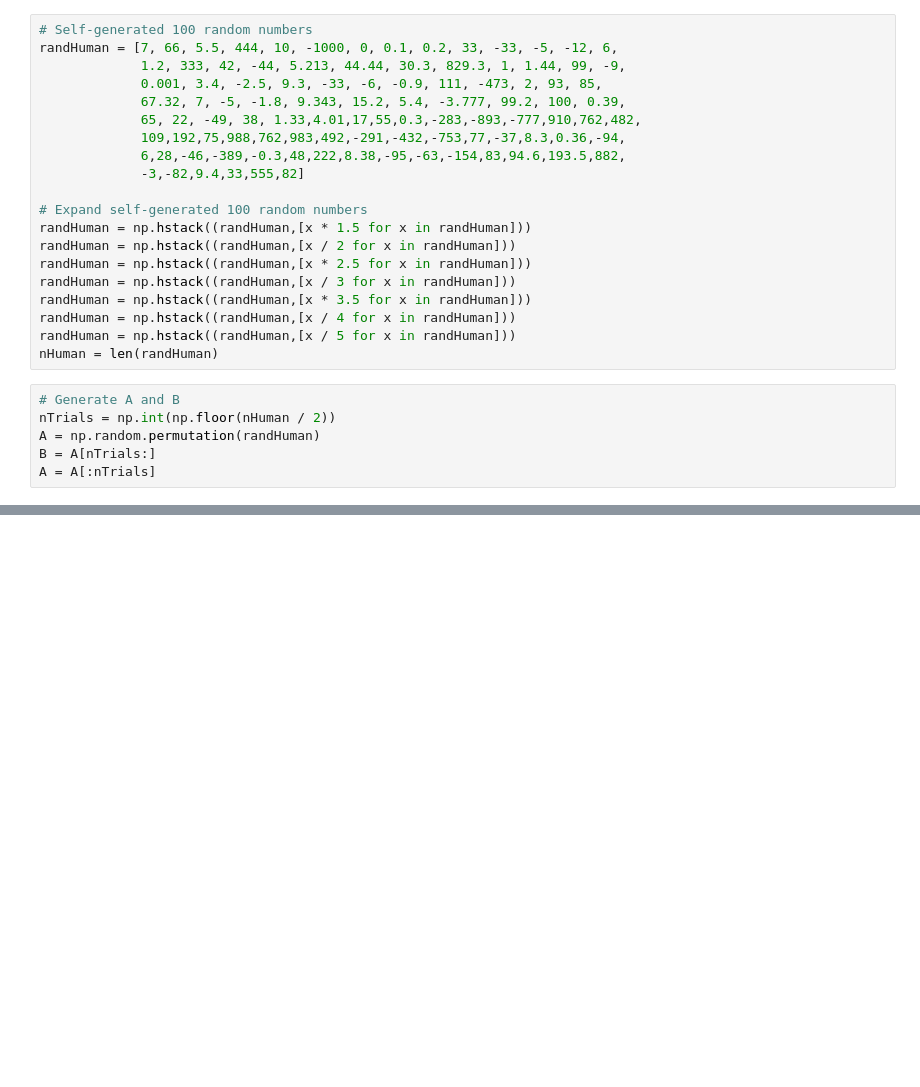
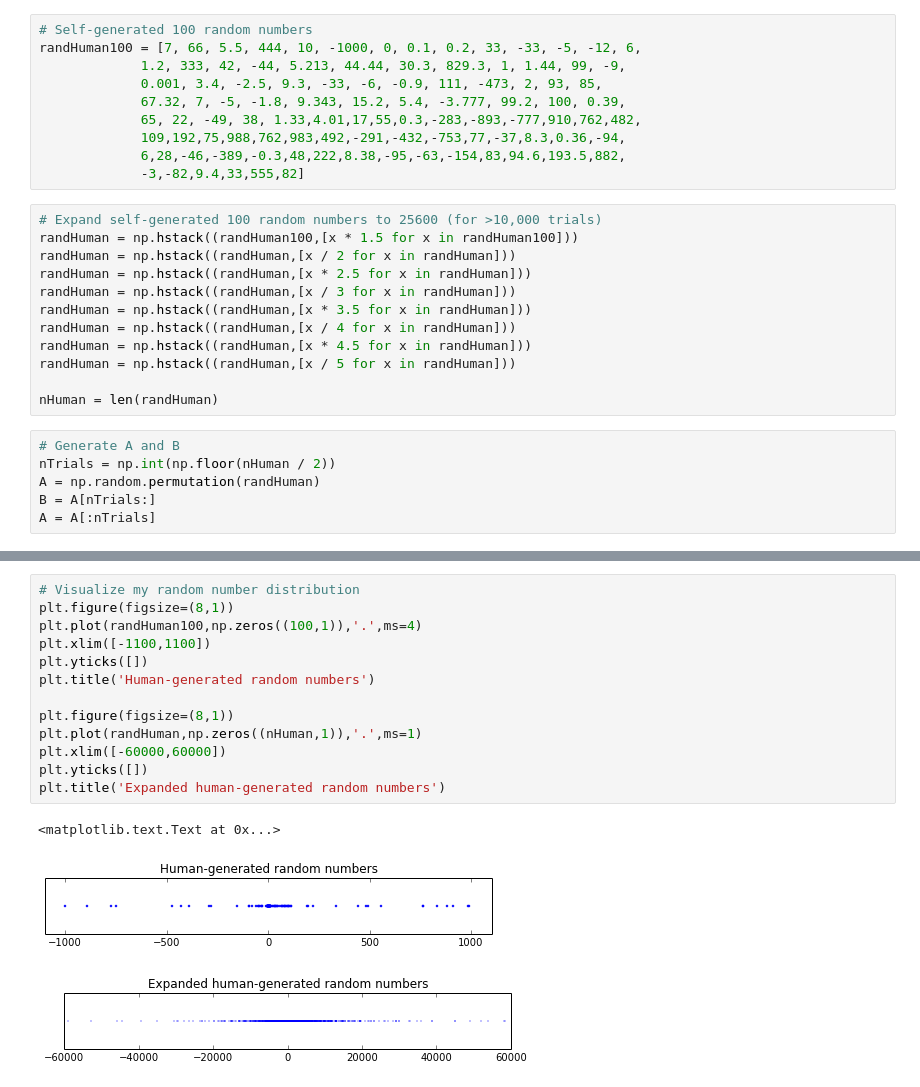
Before and after one commit to srcole/qwm, a Jupyter notebook: guessinggame/guessinggame.ipynb, the cells around one changed output, grey strips where cells are left out. Cells and saved outputs as stored; diff of their text form; blank space fills up the shorter version.

```diff
--- a/guessinggame/guessinggame.ipynb
+++ b/guessinggame/guessinggame.ipynb
@@ -90,6 +146,6 @@ plt.legend(loc='best')
 # %%
 # Self-generated 100 random numbers
-randHuman = [7, 66, 5.5, 444, 10, -1000, 0, 0.1, 0.2, 33, -33, -5, -12, 6,
+randHuman100 = [7, 66, 5.5, 444, 10, -1000, 0, 0.1, 0.2, 33, -33, -5, -12, 6,
              1.2, 333, 42, -44, 5.213, 44.44, 30.3, 829.3, 1, 1.44, 99, -9,
              0.001, 3.4, -2.5, 9.3, -33, -6, -0.9, 111, -473, 2, 93, 85,
              67.32, 7, -5, -1.8, 9.343, 15.2, 5.4, -3.777, 99.2, 100, 0.39,
@@ -97,16 +153,18 @@ randHuman = [7, 66, 5.5, 444, 10, -1000, 0, 0.1, 0.2, 33, -33, -5, -12, 6,
              109,192,75,988,762,983,492,-291,-432,-753,77,-37,8.3,0.36,-94,
              6,28,-46,-389,-0.3,48,222,8.38,-95,-63,-154,83,94.6,193.5,882,
              -3,-82,9.4,33,555,82]
-
-# Expand self-generated 100 random numbers
-randHuman = np.hstack((randHuman,[x * 1.5 for x in randHuman]))
-randHuman = np.hstack((randHuman,[x / 2 for x in randHuman]))
-randHuman = np.hstack((randHuman,[x * 2.5 for x in randHuman]))
-randHuman = np.hstack((randHuman,[x / 3 for x in randHuman]))
-randHuman = np.hstack((randHuman,[x * 3.5 for x in randHuman]))
-randHuman = np.hstack((randHuman,[x / 4 for x in randHuman]))
-randHuman = np.hstack((randHuman,[x / 5 for x in randHuman]))
-nHuman = len(randHuman)
+# %%
+# Expand self-generated 100 random numbers to 25600 (for >10,000 trials)
+randHuman = np.hstack((randHuman100,[x * 1.5 for x in randHuman100]))
+randHuman = np.hstack((randHuman,[x / 2 for x in randHuman]))
+randHuman = np.hstack((randHuman,[x * 2.5 for x in randHuman]))
+randHuman = np.hstack((randHuman,[x / 3 for x in randHuman]))
+randHuman = np.hstack((randHuman,[x * 3.5 for x in randHuman]))
+randHuman = np.hstack((randHuman,[x / 4 for x in randHuman]))
+randHuman = np.hstack((randHuman,[x * 4.5 for x in randHuman]))
+randHuman = np.hstack((randHuman,[x / 5 for x in randHuman]))
+
+nHuman = len(randHuman)
 # %%
 # Generate A and B
 nTrials = np.int(np.floor(nHuman / 2))
@@ -145,0 +227,17 @@ print fracWon_median
+# %%
+# Visualize my random number distribution
+plt.figure(figsize=(8,1))
+plt.plot(randHuman100,np.zeros((100,1)),'.',ms=4)
+plt.xlim([-1100,1100])
+plt.yticks([])
+plt.title('Human-generated random numbers')
+
+plt.figure(figsize=(8,1))
+plt.plot(randHuman,np.zeros((nHuman,1)),'.',ms=1)
+plt.xlim([-60000,60000])
+plt.yticks([])
+plt.title('Expanded human-generated random numbers')
+# %% [output]
+<matplotlib.text.Text at 0x...>
+[figure, added]
+[figure, added]
```
Also changed, not shown: parts of 26 cells of this notebook, 1 other file.
